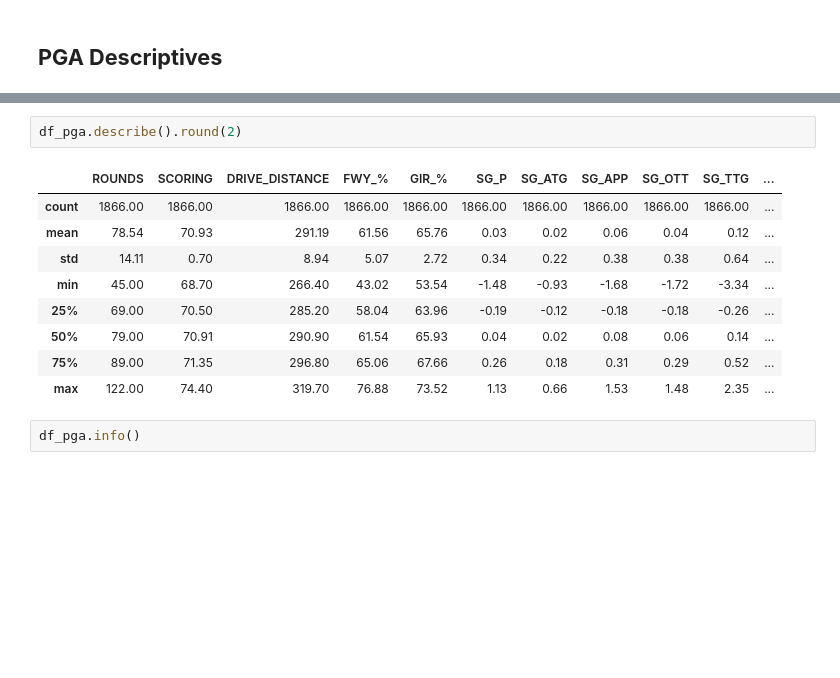
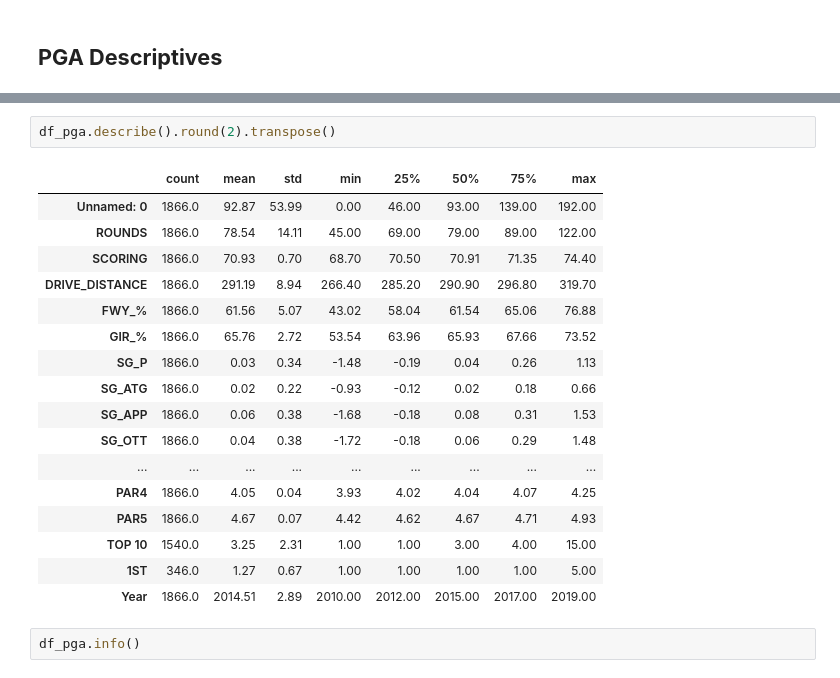
Before and after one commit to jonathannocek/pga-data-analysis, a Jupyter notebook: pga_data_analysis.ipynb, the cells around one changed output, grey strips where cells are left out. Saved outputs shown, nothing was run; the diff lists cells and outputs as text; blank space fills up the shorter version.

```diff
--- a/pga_data_analysis.ipynb
+++ b/pga_data_analysis.ipynb
@@ -98,15 +110,23 @@ df_pga.head(5)
 # %%
-df_pga.describe().round(2)
+df_pga.describe().round(2).transpose()
 # %% [output]
-|  | ROUNDS | SCORING | DRIVE_DISTANCE | FWY_% | GIR_% | SG_P | SG_ATG | SG_APP | SG_OTT | SG_TTG | ... |
-| count | 1866.00 | 1866.00 | 1866.00 | 1866.00 | 1866.00 | 1866.00 | 1866.00 | 1866.00 | 1866.00 | 1866.00 | ... |
-| mean | 78.54 | 70.93 | 291.19 | 61.56 | 65.76 | 0.03 | 0.02 | 0.06 | 0.04 | 0.12 | ... |
-| std | 14.11 | 0.70 | 8.94 | 5.07 | 2.72 | 0.34 | 0.22 | 0.38 | 0.38 | 0.64 | ... |
-| min | 45.00 | 68.70 | 266.40 | 43.02 | 53.54 | -1.48 | -0.93 | -1.68 | -1.72 | -3.34 | ... |
-| 25% | 69.00 | 70.50 | 285.20 | 58.04 | 63.96 | -0.19 | -0.12 | -0.18 | -0.18 | -0.26 | ... |
-| 50% | 79.00 | 70.91 | 290.90 | 61.54 | 65.93 | 0.04 | 0.02 | 0.08 | 0.06 | 0.14 | ... |
-| 75% | 89.00 | 71.35 | 296.80 | 65.06 | 67.66 | 0.26 | 0.18 | 0.31 | 0.29 | 0.52 | ... |
-| max | 122.00 | 74.40 | 319.70 | 76.88 | 73.52 | 1.13 | 0.66 | 1.53 | 1.48 | 2.35 | ... |
+|  | count | mean | std | min | 25% | 50% | 75% | max |
+| Unnamed: 0 | 1866.0 | 92.87 | 53.99 | 0.00 | 46.00 | 93.00 | 139.00 | 192.00 |
+| ROUNDS | 1866.0 | 78.54 | 14.11 | 45.00 | 69.00 | 79.00 | 89.00 | 122.00 |
+| SCORING | 1866.0 | 70.93 | 0.70 | 68.70 | 70.50 | 70.91 | 71.35 | 74.40 |
+| DRIVE_DISTANCE | 1866.0 | 291.19 | 8.94 | 266.40 | 285.20 | 290.90 | 296.80 | 319.70 |
+| FWY_% | 1866.0 | 61.56 | 5.07 | 43.02 | 58.04 | 61.54 | 65.06 | 76.88 |
+| GIR_% | 1866.0 | 65.76 | 2.72 | 53.54 | 63.96 | 65.93 | 67.66 | 73.52 |
+| SG_P | 1866.0 | 0.03 | 0.34 | -1.48 | -0.19 | 0.04 | 0.26 | 1.13 |
+| SG_ATG | 1866.0 | 0.02 | 0.22 | -0.93 | -0.12 | 0.02 | 0.18 | 0.66 |
+| SG_APP | 1866.0 | 0.06 | 0.38 | -1.68 | -0.18 | 0.08 | 0.31 | 1.53 |
+| SG_OTT | 1866.0 | 0.04 | 0.38 | -1.72 | -0.18 | 0.06 | 0.29 | 1.48 |
+| ... | ... | ... | ... | ... | ... | ... | ... | ... |
+| PAR4 | 1866.0 | 4.05 | 0.04 | 3.93 | 4.02 | 4.04 | 4.07 | 4.25 |
+| PAR5 | 1866.0 | 4.67 | 0.07 | 4.42 | 4.62 | 4.67 | 4.71 | 4.93 |
+| TOP 10 | 1540.0 | 3.25 | 2.31 | 1.00 | 1.00 | 3.00 | 4.00 | 15.00 |
+| 1ST | 346.0 | 1.27 | 0.67 | 1.00 | 1.00 | 1.00 | 1.00 | 5.00 |
+| Year | 1866.0 | 2014.51 | 2.89 | 2010.00 | 2012.00 | 2015.00 | 2017.00 | 2019.00 |
 # %%
 df_pga.info()
 # %% [output]
```
Also changed, not shown: parts of 14 cells of this notebook.
